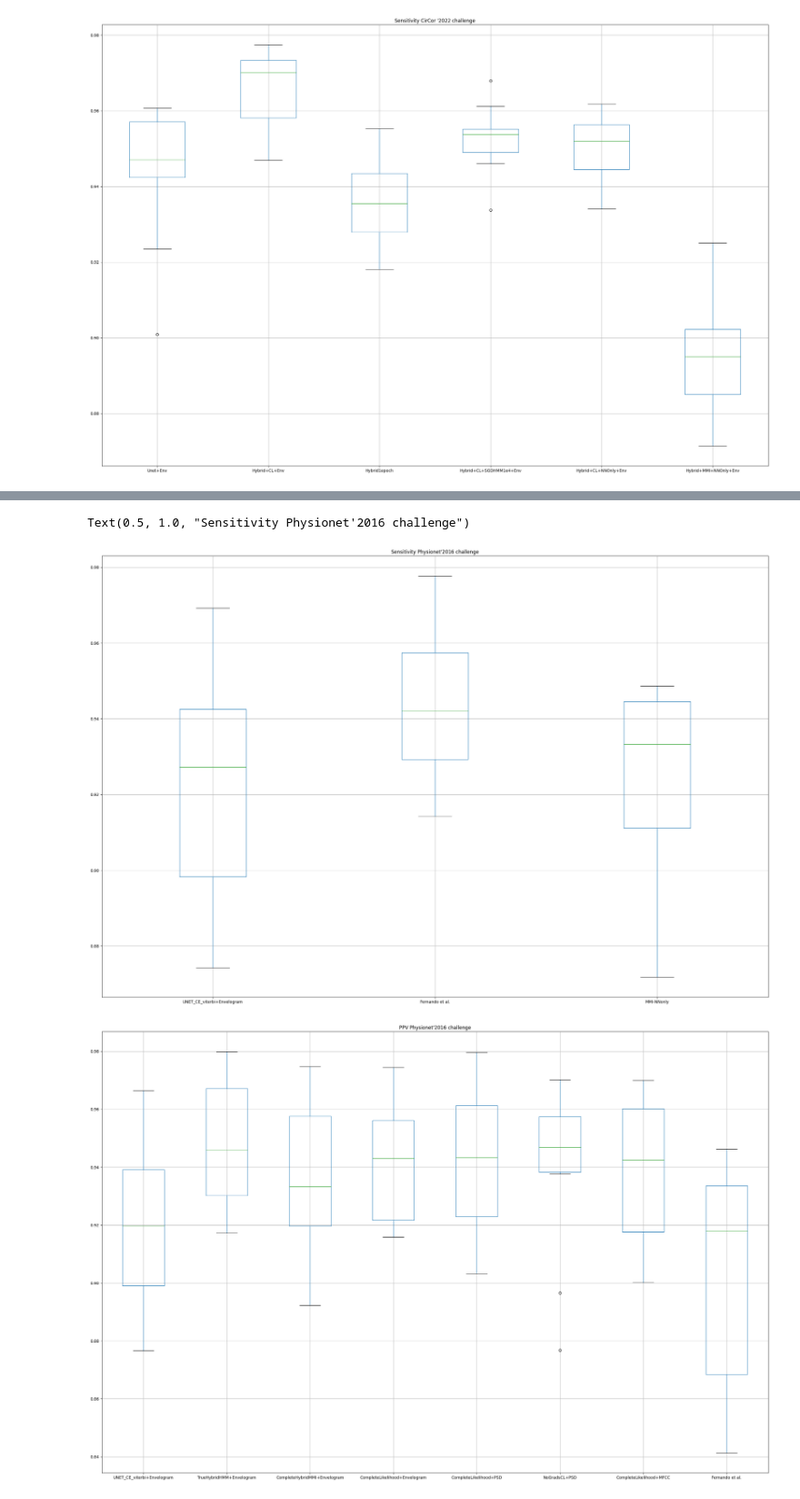
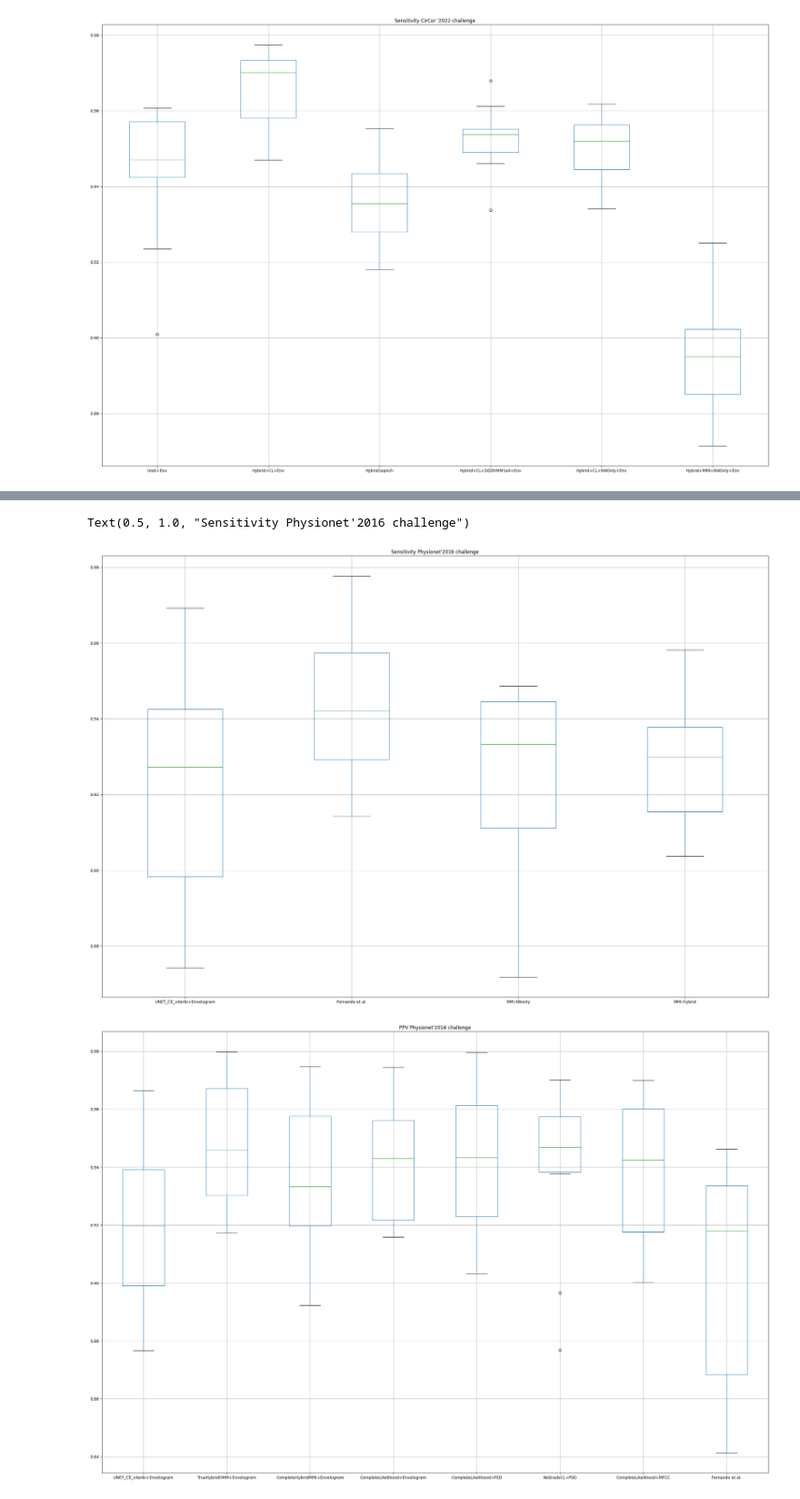
Before and after one commit to miguelmartins/hybrid-hmm, a Jupyter notebook: notebooks/physionet16_eval.ipynb, the cells around one changed output, grey strips where cells are left out. Shown at 91% size. Saved outputs shown, nothing was run; the diff lists cells and outputs as text; code cells hidden in the pictures.

```diff
--- a/notebooks/physionet16_eval.ipynb
+++ b/notebooks/physionet16_eval.ipynb
@@ -181,6 +182,7 @@ plt.show()
 ph16_crosse_unet_env = metrics_model('results/unet/unet/2022-02-26_07_49_39')
 ph16_fernando_CE_mfcc = metrics_model('results/rerun/fernando/fernando_CE_physio16_mfcc_joint/2022-09-17_07_52_13/')
 ph16_hmm_nnonly_mmi_env = metrics_model('results/rerun/hybrid/hmm_nnonly_mmi_env_physio16/2022-09-17_10_08_14')
+ph16_hmm_hybrid_mmi_env = metrics_model('results/rerun/hybrid/hmm_hybrid_mmi_env_physio16/2022-09-16_15_46_30')
 # %%
 !ls
 # %% [output]
@@ -214,13 +217,14 @@ Text(0.5, 1.0, "PPV Physionet'2016 challenge")
 # %%
 df = pd.DataFrame({'UNET_CE_viterbi+Envelogram': ph16_crosse_unet_env[2],
                    'Fernando et al.': ph16_fernando_CE_mfcc[2],
-                   'MMI-NNonly': ph16_hmm_nnonly_mmi_env[2]
+                   'MMI-NNonly': ph16_hmm_nnonly_mmi_env[2], # run at 1e-3
+                   'MMI-Hybrid': ph16_hmm_hybrid_mmi_env[1]  # run at 1e-3 maybe try 1e-4
                    }) # no grads CL, no grads MMI,  CL envelogram, corrected fernando
 boxplot = df.boxplot(column=list(df.keys()), figsize=(30,20))
 plt.title('Sensitivity Physionet\'2016 challenge')
 # %% [output]
 Text(0.5, 1.0, "Sensitivity Physionet'2016 challenge")
-[figure, old version]
+[figure, new version]
 # %%
 # Hybrid gradients_physionet16_cnn_envelograms_only
 ph16_hybrid_cnn_env = metrics_model('results/hybrid/hmm_gradshybrid_envelograms_physio16_10fold/2022-02-25_08_33_40')
```
Also changed, not shown: parts of 3 cells of this notebook.
